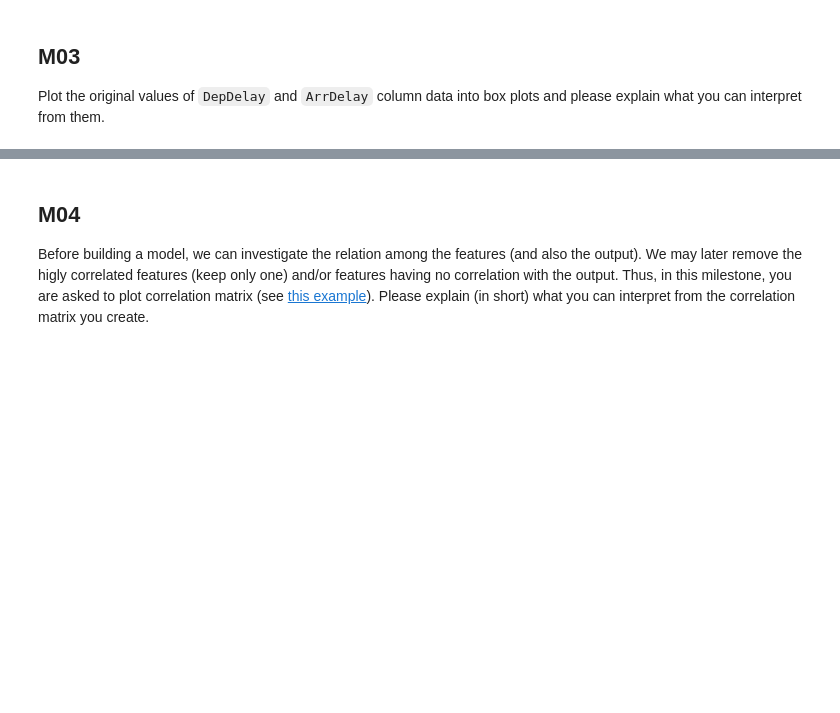
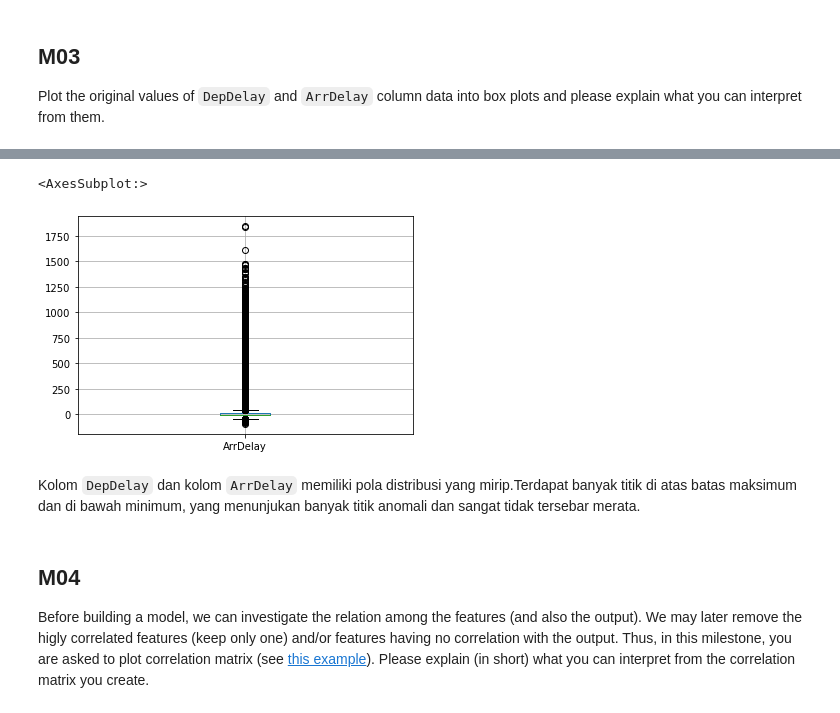
Before and after one commit to jesslyn1999/Data-Mining-HandsOn, a Jupyter notebook: W1_handson/W01_your-student-id_your-name.ipynb, the cells around one changed output, grey strips where cells are left out. Drawn from its saved outputs; the diff is of its cells as text; code cells hidden in the pictures; blank space fills up the shorter version.

```diff
--- a/W1_handson/W01_your-student-id_your-name.ipynb
+++ b/W1_handson/W01_your-student-id_your-name.ipynb
@@ -38,3 +109,10 @@
+# %%
+df.ArrDelay.plot.box(grid='True')
+# %% [output]
+<AxesSubplot:>
+[figure, added]
+# %% [markdown]
+Kolom `DepDelay` dan kolom `ArrDelay` memiliki pola distribusi yang mirip.Terdapat banyak titik di atas batas maksimum dan di bawah minimum, yang menunjukan banyak titik anomali dan sangat tidak tersebar merata.
 # %% [markdown]
 ## M04
 Before building a model, we can investigate the relation among the features (and also the output). We may later remove the higly correlated features (keep only one) and/or features having no correlation with the output. Thus, in this milestone, you are asked to plot correlation matrix (see [this example](https://miro.medium.com/max/1155/1*ObHerhSsFvFV6hLSgLMYHg.jpeg)). Please explain (in short) what you can interpret from the correlation matrix you create.
```
Also changed, not shown: parts of 14 cells of this notebook.
